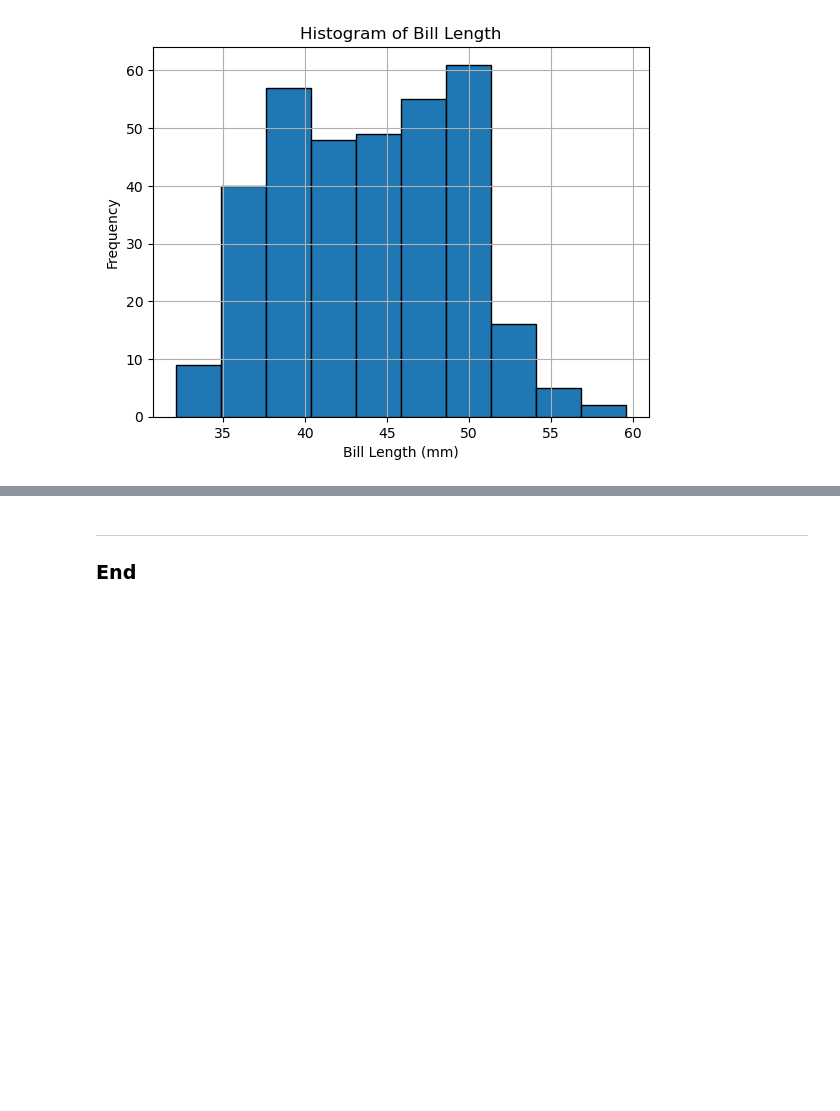
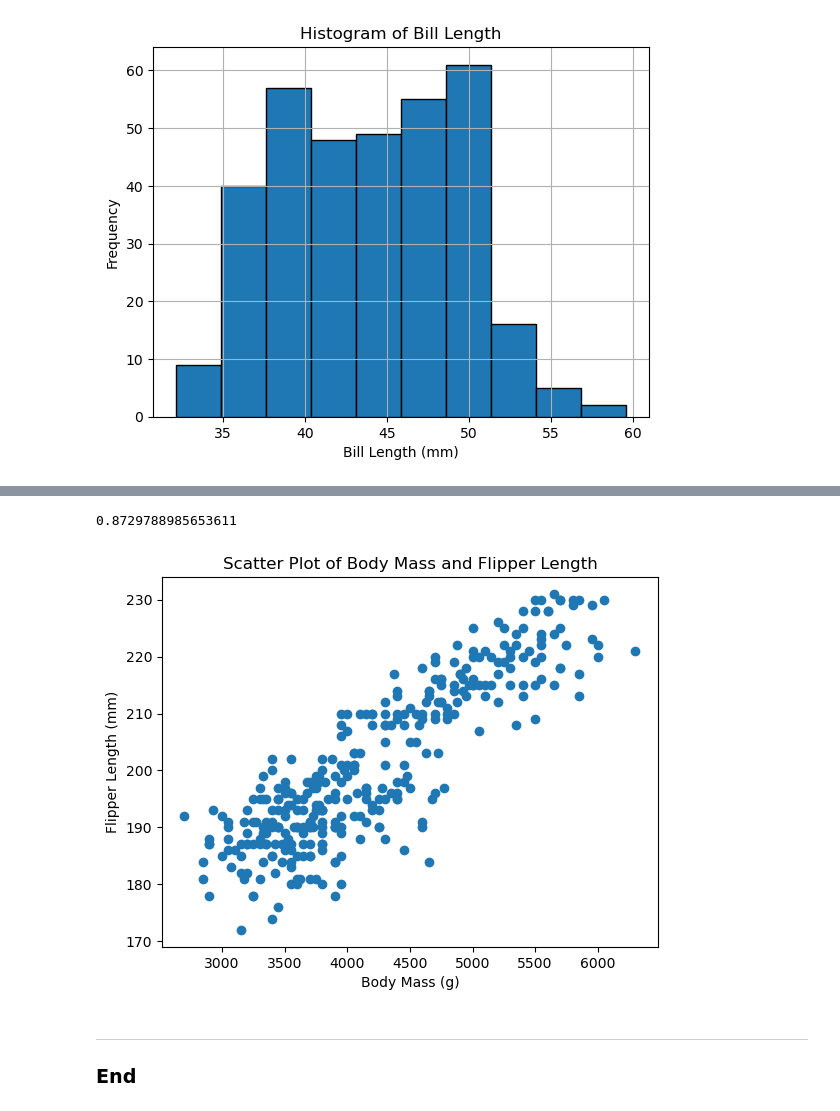
Before and after one commit to Rahuldewan27/8634----PRINCIPLES-OF-DATA-ANALYTICS, a Jupyter notebook: penguins.ipynb, the cells around one changed output, grey strips where cells are left out. Cells and saved outputs as stored; diff of their text form; code cells hidden in the pictures; blank space fills up the shorter version.

```diff
--- a/penguins.ipynb
+++ b/penguins.ipynb
@@ -287,3 +401,23 @@ plt.show()
+# %%
+# This is an example of strong positive correlation(0.7<x<1)
+
+# Corelation between the variables body_mass_g and flipper_length_mm
+
+correlation5 = clean_data['body_mass_g'].corr(clean_data['flipper_length_mm'])
+
+correlation5
+# %% [output]
+0.8729788985653611
+# %%
+# Scatterplot the above correlation.
+
+plt.scatter(clean_data['body_mass_g'], clean_data['flipper_length_mm'])
+plt.title('Scatter Plot of Body Mass and Flipper Length')
+plt.xlabel('Body Mass (g)')
+plt.ylabel('Flipper Length (mm)')
+plt.show()
+# %% [output]
+[figure, added]
 # %% [markdown]
 ***
 
```
Also changed, not shown: parts of 16 cells of this notebook.
